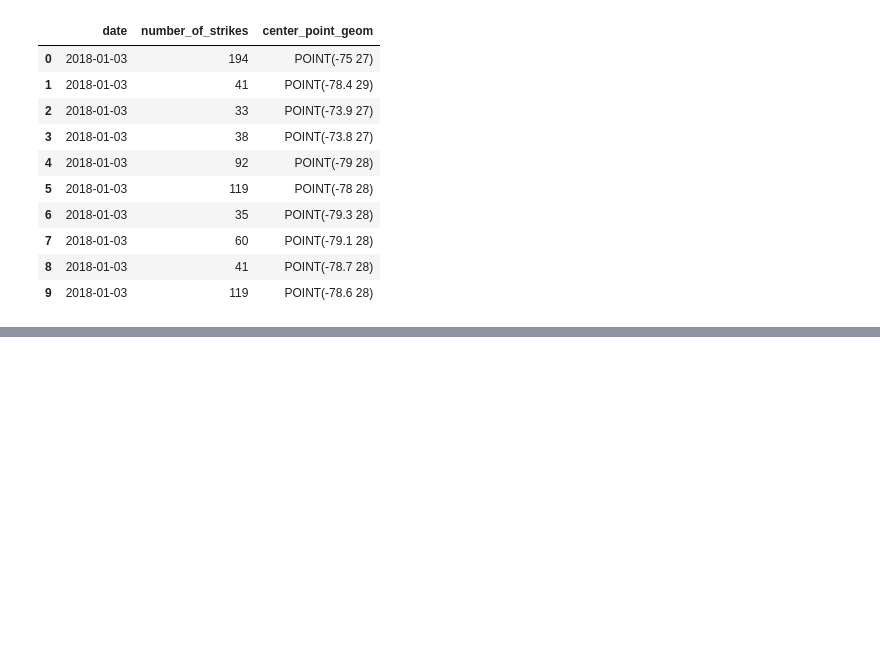
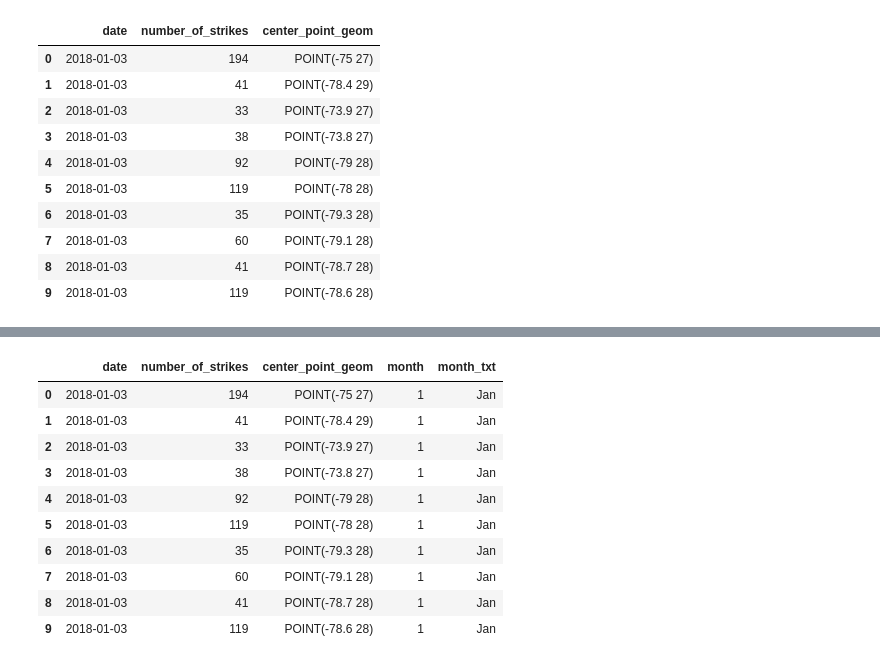
Before and after one commit to yildizramazan/daily-lightning-strikes, a Jupyter notebook: notebook.ipynb, the cells around one changed output, grey strips where cells are left out. Cells and saved outputs as stored; diff of their text form; code cells hidden in the pictures; blank space fills up the shorter version.

```diff
--- a/notebook.ipynb
+++ b/notebook.ipynb
@@ -95,3 +106,16 @@ df.head(10)
 # %%
 df["month_txt"] = df["date"].dt.month_name().str.slice(stop=3)
+df.head(10)
+# %% [output]
+|  | date | number_of_strikes | center_point_geom | month | month_txt |
+| 0 | 2018-01-03 | 194 | POINT(-75 27) | 1 | Jan |
+| 1 | 2018-01-03 | 41 | POINT(-78.4 29) | 1 | Jan |
+| 2 | 2018-01-03 | 33 | POINT(-73.9 27) | 1 | Jan |
+| 3 | 2018-01-03 | 38 | POINT(-73.8 27) | 1 | Jan |
+| 4 | 2018-01-03 | 92 | POINT(-79 28) | 1 | Jan |
+| 5 | 2018-01-03 | 119 | POINT(-78 28) | 1 | Jan |
+| 6 | 2018-01-03 | 35 | POINT(-79.3 28) | 1 | Jan |
+| 7 | 2018-01-03 | 60 | POINT(-79.1 28) | 1 | Jan |
+| 8 | 2018-01-03 | 41 | POINT(-78.7 28) | 1 | Jan |
+| 9 | 2018-01-03 | 119 | POINT(-78.6 28) | 1 | Jan |
 # %%
```
Also changed, not shown: parts of 8 cells of this notebook.
